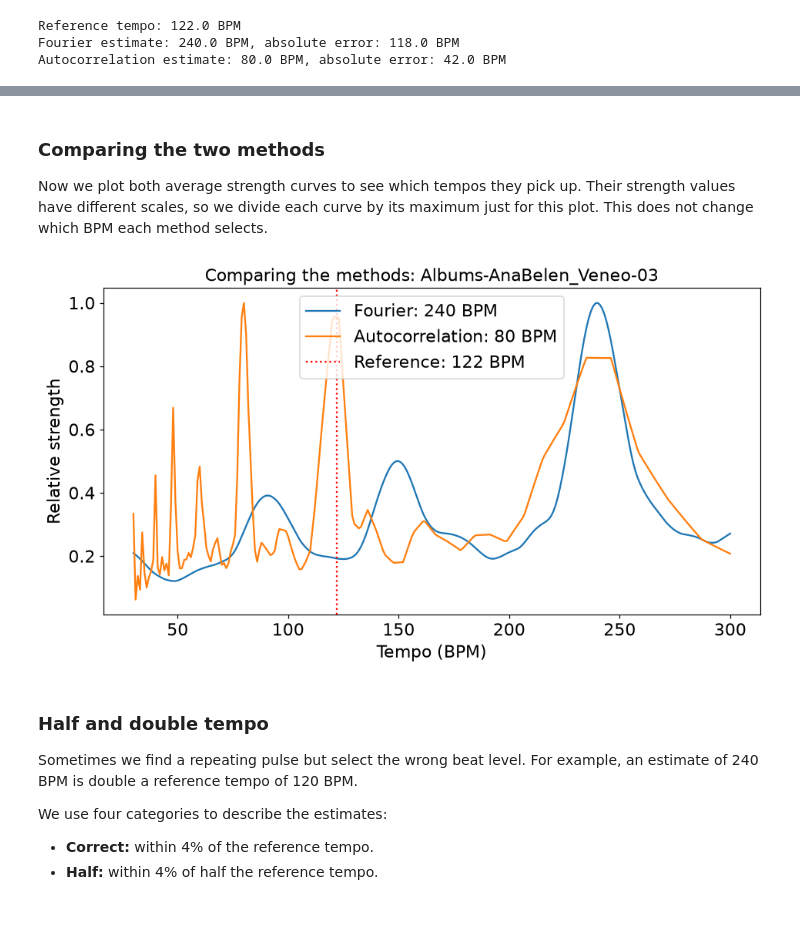
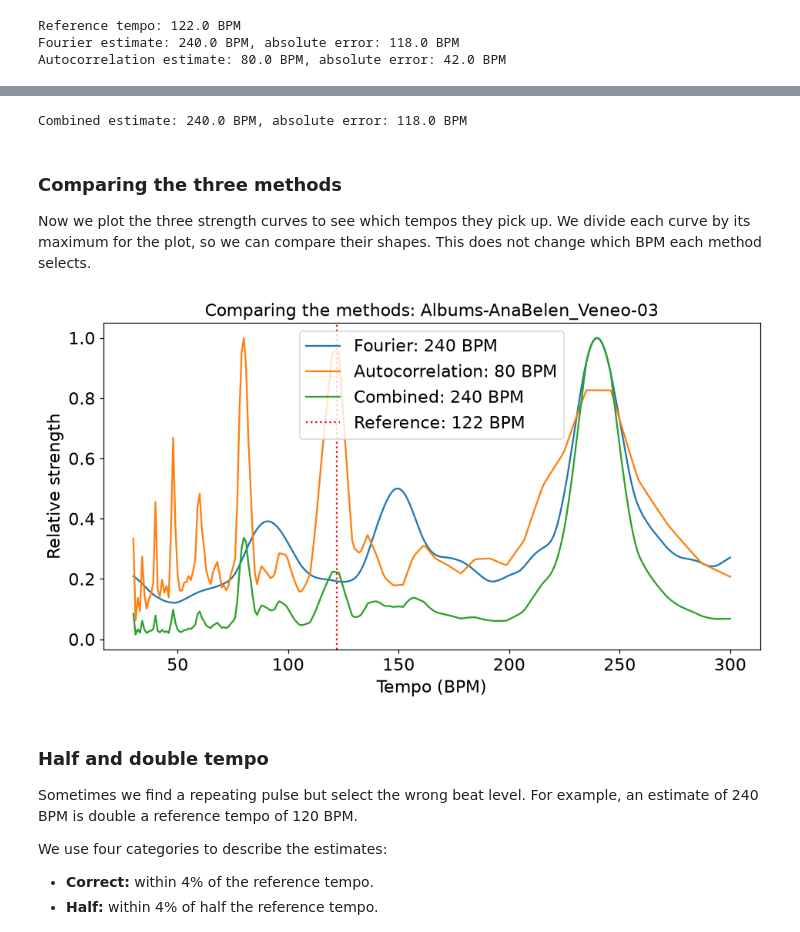
Before and after one commit to cfkjellman/DT2470-G6-Project, a Jupyter notebook: tempo_estimator.ipynb, the cells around one changed output, grey strips where cells are left out. Cells and saved outputs as stored; diff of their text form; code cells hidden in the pictures.

```diff
--- a/tempo_estimator.ipynb
+++ b/tempo_estimator.ipynb
@@ -439,34 +462,48 @@ Autocorrelation estimate: 80.0 BPM, absolute error: 42.0 BPM
+# %%
+combined_bpm, combined_strength = combined_tempo_estimation(
+    fourier_strength, autocorr_strength, bpms
+)
+combined_error = abs(combined_bpm - reference_bpm)
+
+print(f"Combined estimate: {combined_bpm:.1f} BPM, absolute error: {combined_error:.1f} BPM")
+# %% [output]
+Combined estimate: 240.0 BPM, absolute error: 118.0 BPM
 # %% [markdown]
-### **Comparing the two methods**
+### **Comparing the three methods**
 
-Now we plot both average strength curves to see which tempos they pick up.
-Their strength values have different scales, so we divide each curve by its
-maximum just for this plot. This does not change which BPM each method selects.
+Now we plot the three strength curves to see which tempos they pick up.
+We divide each curve by its maximum for the plot, so we can compare their
+shapes. This does not change which BPM each method selects.
 # %%
 plt.plot(
     bpms,
     fourier_strength / fourier_strength.max(),
     label=f"Fourier: {fourier_bpm:g} BPM",
 )
 plt.plot(
     bpms,
     autocorr_strength / autocorr_strength.max(),
     label=f"Autocorrelation: {autocorr_bpm:g} BPM",
+)
+plt.plot(
+    bpms,
+    combined_strength / combined_strength.max(),
+    label=f"Combined: {combined_bpm:g} BPM",
 )
 plt.axvline(
     excerpt.reference_bpm,
     color="red",
     linestyle=":",
     label=f"Reference: {excerpt.reference_bpm:g} BPM",
 )
 
 plt.xlabel("Tempo (BPM)")
 plt.ylabel("Relative strength")
 plt.title(f"Comparing the methods: {excerpt.track_id}")
 plt.legend()
 plt.show()
 # %% [output]
-[figure, old version]
+[figure, new version]
 # %% [markdown]
 ### **Half and double tempo**
 
```
Also changed, not shown: parts of 11 cells of this notebook, 3 other files.
